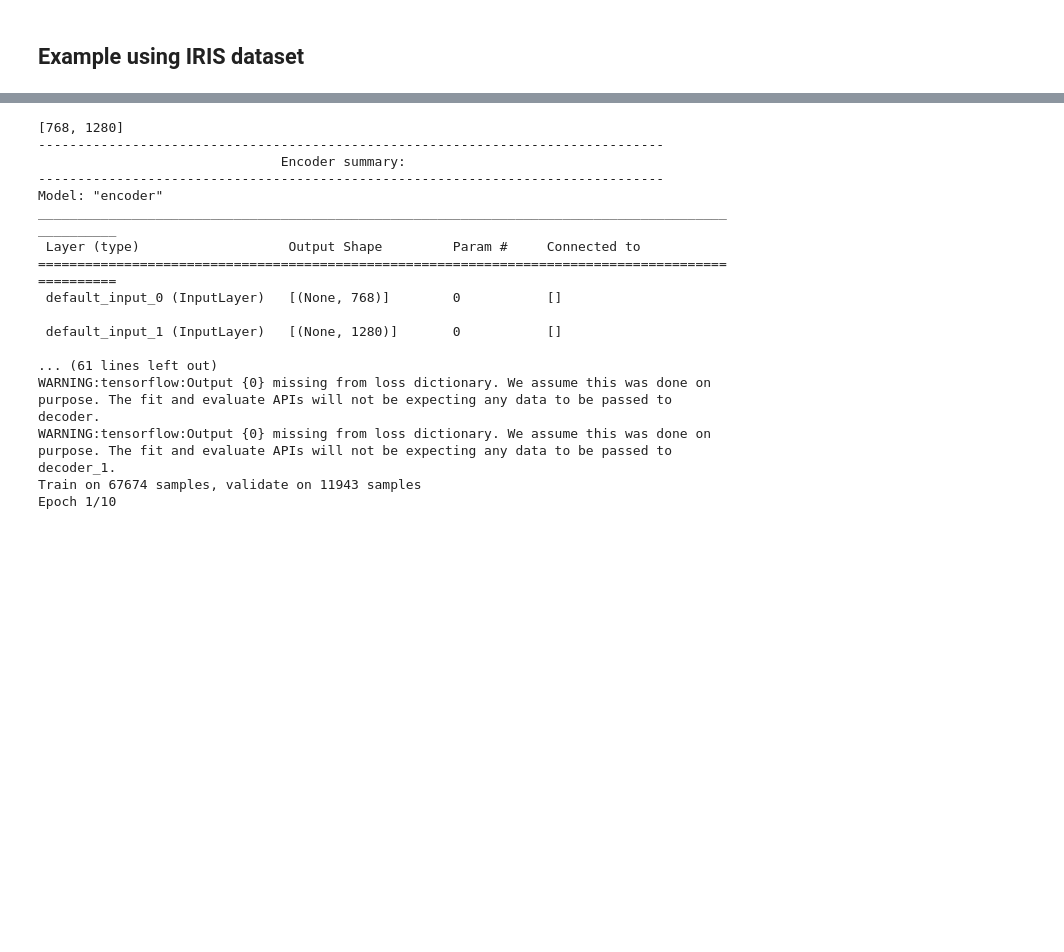
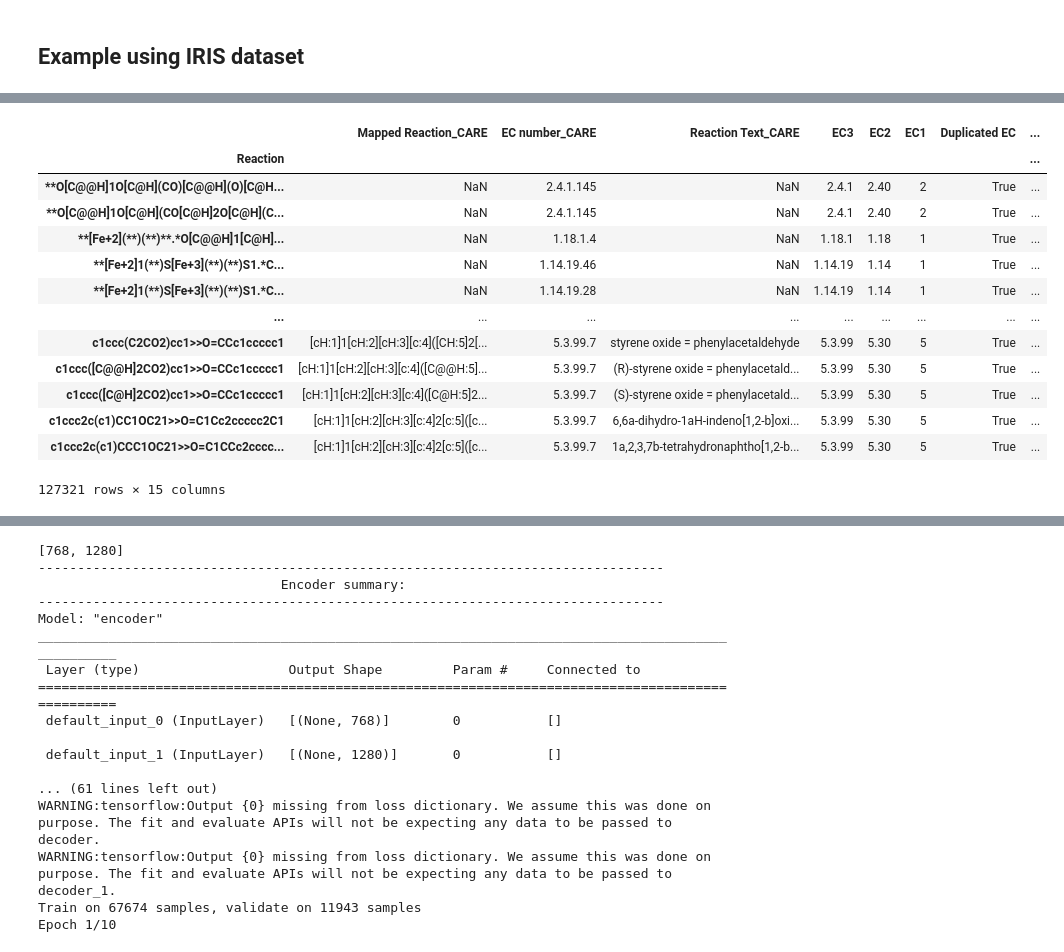
Before and after one commit to ArianeMora/scivae, a Jupyter notebook: example/VAE protein chem encoder.ipynb, the cells around one changed output, grey strips where cells are left out. Drawn from its saved outputs; the diff is of its cells as text; code cells hidden in the pictures; blank space fills up the shorter version.

```diff
--- a/example/VAE protein chem encoder.ipynb
+++ b/example/VAE protein chem encoder.ipynb
@@ -66 +86,22 @@ protein_df = protein_df[~protein_df['EC sorted'].isna()]
+# %%
+ecs = pd.read_csv('/disk1/ariane/vscode/CARE/pretrained/splits/task2/medium_reaction_train.csv')
+ecs.set_index('Reaction', inplace=True)
+chem_df.set_index('Reaction', inplace=True)
+chem_df = ecs.join(chem_df, how='left', lsuffix='_CARE', rsuffix='_Reaction')
+chem_df
+# %% [output]
+|  | Mapped Reaction_CARE | EC number_CARE | Reaction Text_CARE | EC3 | EC2 | EC1 | Duplicated EC | ... |
+| Reaction |  |  |  |  |  |  |  | ... |
+| **O[C@@H]1O[C@H](CO)[C@@H](O)[C@H... | NaN | 2.4.1.145 | NaN | 2.4.1 | 2.40 | 2 | True | ... |
+| **O[C@@H]1O[C@H](CO[C@H]2O[C@H](C... | NaN | 2.4.1.145 | NaN | 2.4.1 | 2.40 | 2 | True | ... |
+| **[Fe+2](**)(**)**.*O[C@@H]1[C@H]... | NaN | 1.18.1.4 | NaN | 1.18.1 | 1.18 | 1 | True | ... |
+| **[Fe+2]1(**)S[Fe+3](**)(**)S1.*C... | NaN | 1.14.19.46 | NaN | 1.14.19 | 1.14 | 1 | True | ... |
+| **[Fe+2]1(**)S[Fe+3](**)(**)S1.*C... | NaN | 1.14.19.28 | NaN | 1.14.19 | 1.14 | 1 | True | ... |
+| ... | ... | ... | ... | ... | ... | ... | ... | ... |
+| c1ccc(C2CO2)cc1>>O=CCc1ccccc1 | [cH:1]1[cH:2][cH:3][c:4]([CH:5]2[... | 5.3.99.7 | styrene oxide = phenylacetaldehyde | 5.3.99 | 5.30 | 5 | True | ... |
+| c1ccc([C@@H]2CO2)cc1>>O=CCc1ccccc1 | [cH:1]1[cH:2][cH:3][c:4]([C@@H:5]... | 5.3.99.7 | (R)-styrene oxide = phenylacetald... | 5.3.99 | 5.30 | 5 | True | ... |
+| c1ccc([C@H]2CO2)cc1>>O=CCc1ccccc1 | [cH:1]1[cH:2][cH:3][c:4]([C@H:5]2... | 5.3.99.7 | (S)-styrene oxide = phenylacetald... | 5.3.99 | 5.30 | 5 | True | ... |
+| c1ccc2c(c1)CC1OC21>>O=C1Cc2ccccc2C1 | [cH:1]1[cH:2][cH:3][c:4]2[c:5]([c... | 5.3.99.7 | 6,6a-dihydro-1aH-indeno[1,2-b]oxi... | 5.3.99 | 5.30 | 5 | True | ... |
+| c1ccc2c(c1)CCC1OC21>>O=C1CCc2cccc... | [cH:1]1[cH:2][cH:3][c:4]2[c:5]([c... | 5.3.99.7 | 1a,2,3,7b-tetrahydronaphtho[1,2-b... | 5.3.99 | 5.30 | 5 | True | ... |
+127321 rows × 15 columns
 # %%
```
Also changed, not shown: parts of 38 cells of this notebook.
